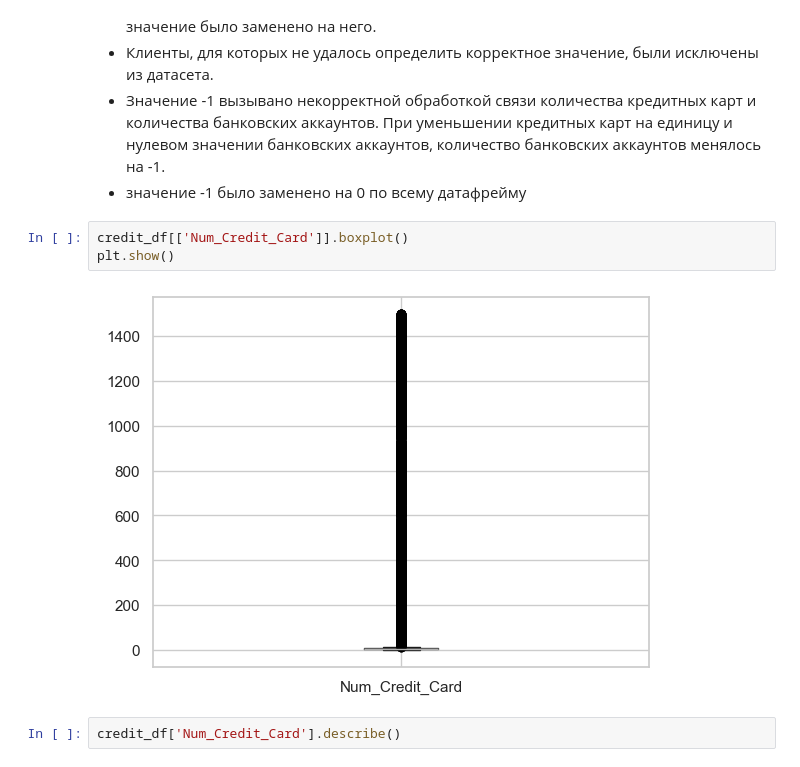
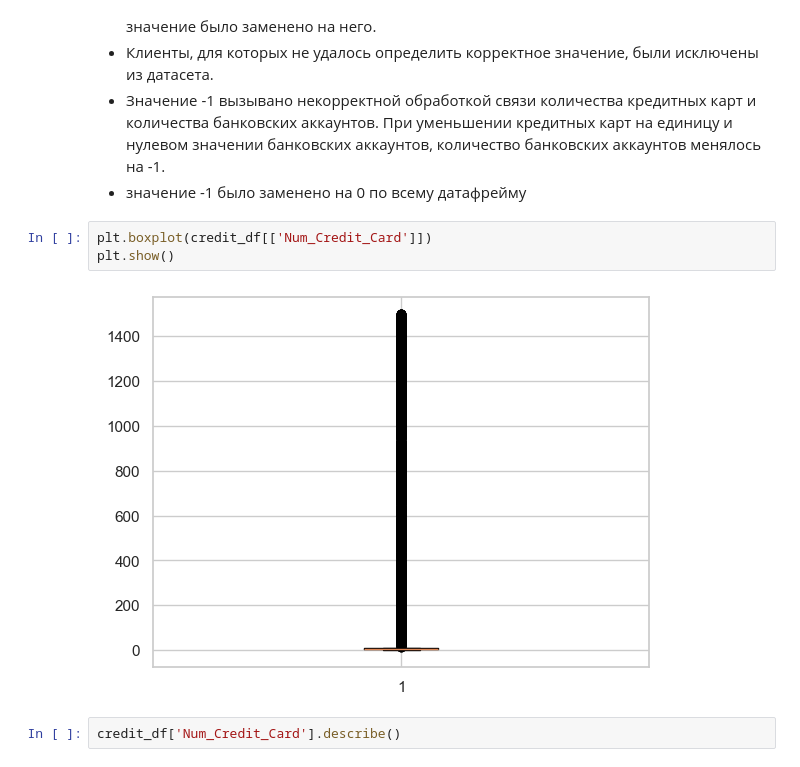
Before and after one commit to Lotra2005/Data-analysis-projects, a Jupyter notebook: Credit scoring EDA/notebooks/Credit score.ipynb, the cells around one changed output. Saved outputs shown, nothing was run; the diff lists cells and outputs as text.

```diff
--- a/Credit scoring EDA/notebooks/Credit score.ipynb
+++ b/Credit scoring EDA/notebooks/Credit score.ipynb
@@ -1134,10 +1134,10 @@ Name: Num_Bank_Accounts, dtype: float64
 - Значение -1 вызывано некорректной обработкой связи количества кредитных карт и количества банковских аккаунтов. При уменьшении кредитных карт на единицу и нулевом значении банковских аккаунтов, количество банковских аккаунтов менялось на -1.
 - значение -1 было заменено на 0 по всему датафрейму
 # %%
-credit_df[['Num_Credit_Card']].boxplot()
+plt.boxplot(credit_df[['Num_Credit_Card']])
 plt.show()
 # %% [output]
-[figure, old version]
+[figure, new version]
 # %%
 credit_df['Num_Credit_Card'].describe()
 # %% [output]
```
Also changed, not shown: parts of 28 cells of this notebook.
